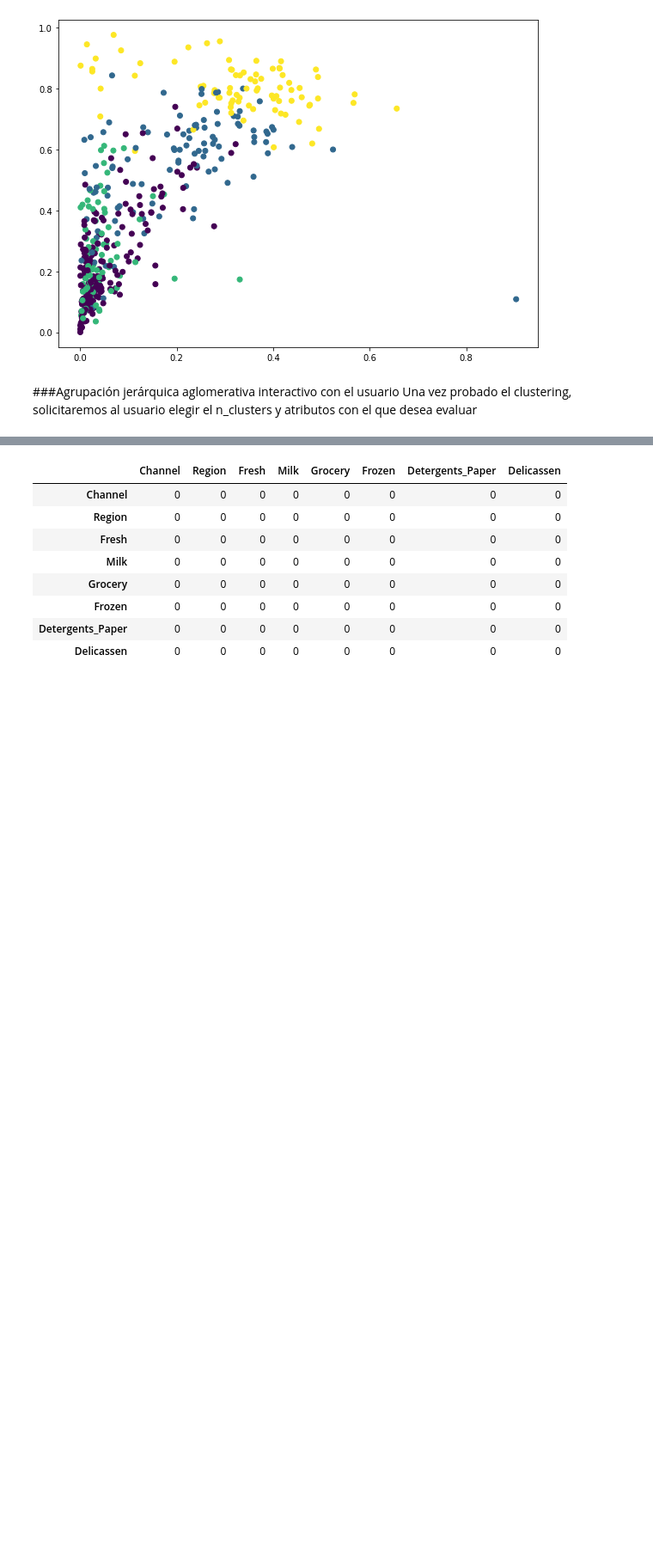
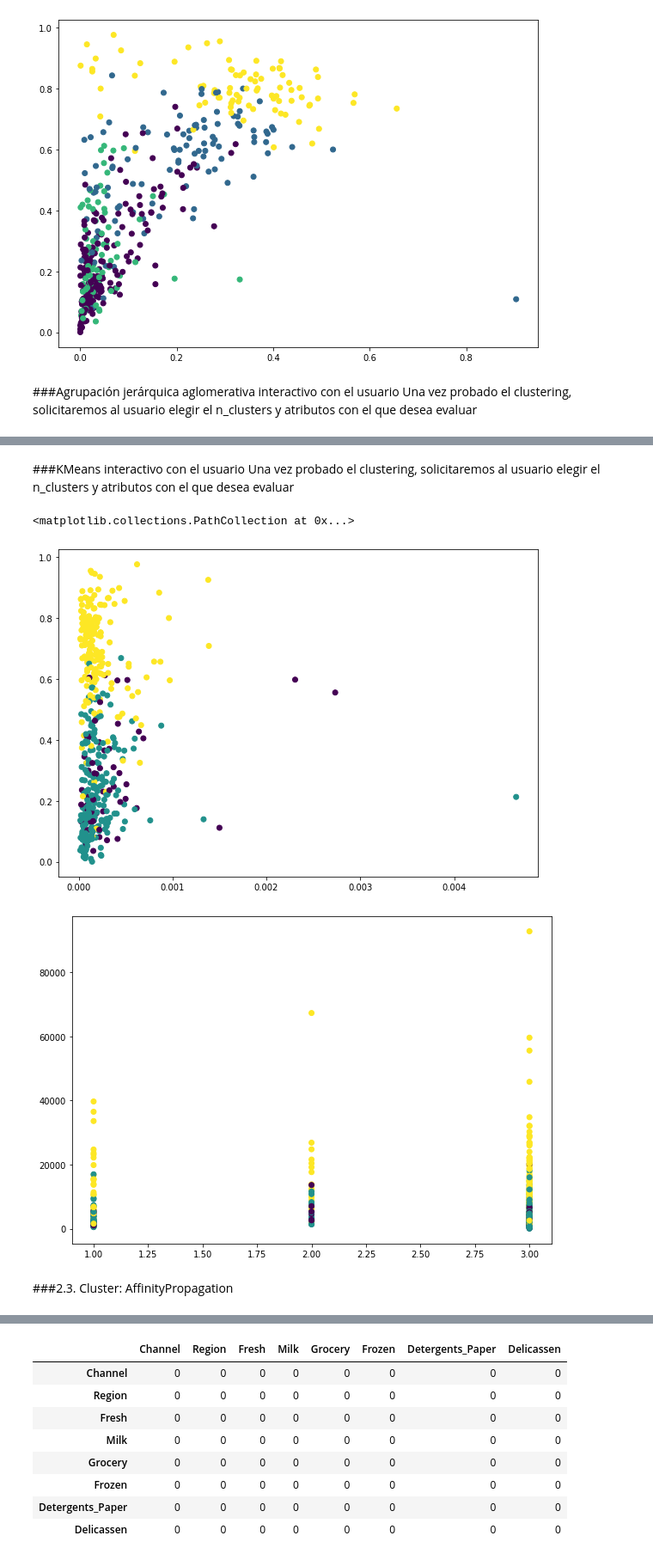
Before and after one commit to RonnyGuevara/Machine-Learning, a Jupyter notebook: TP5/TP5_ML.ipynb, the cells around one changed output, grey strips where cells are left out. Shown at 86% size. Saved outputs shown, nothing was run; the diff lists cells and outputs as text; code cells hidden in the pictures; blank space fills up the shorter version.

```diff
--- a/TP5/TP5_ML.ipynb
+++ b/TP5/TP5_ML.ipynb
@@ -228 +284,24 @@ Matriz de Similitud
+# %% [markdown]
+###KMeans interactivo con el usuario
+Una vez probado el clustering, solicitaremos al usuario elegir el n_clusters y atributos con el que desea evaluar
+# %%
+#@title Selección de valores { run: "auto" }
+n_clusters = 3 #@param {type:"slider", min:1, max:8, step:1}
+algorithm = 'full' #@param ["lloyd", "elkan", "auto", "full"]
+option = 'Region' #@param ["Channel", "Region", "Fresh", "Milk", "Grocery", "Frozen","Detergents_Paper", "Delicassen"]
+option_2 = 'Detergents_Paper' #@param ["Channel", "Region", "Fresh", "Milk", "Grocery", "Frozen","Detergents_Paper", "Delicassen"]
+
+kmeans = KMeans(n_clusters=3, random_state=0, algorithm = algorithm).fit(df_nor)
+kmeans.labels_
+plt.figure(figsize=(10, 7))
+plt.scatter(df_nor[option], df_nor[option_2], c=kmeans.labels_)
+
+plt.figure(figsize=(10, 7))
+plt.scatter(df[option], df[option_2], c=kmeans.labels_)
+# %% [output]
+<matplotlib.collections.PathCollection at 0x...>
+[figure, added]
+[figure, added]
+# %% [markdown]
+###2.3. Cluster: AffinityPropagation
 # %%
```
Also changed, not shown: parts of 54 cells of this notebook.
